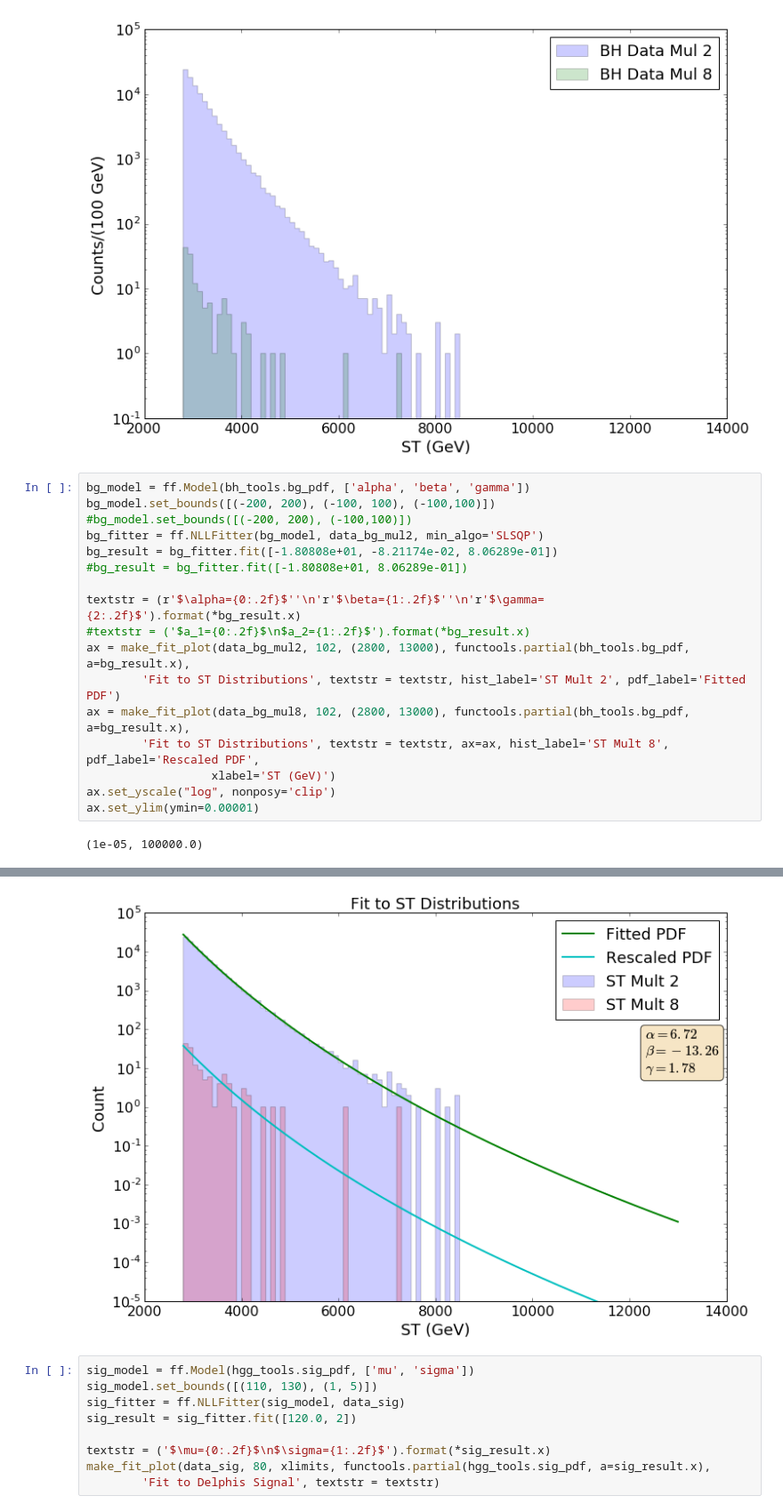
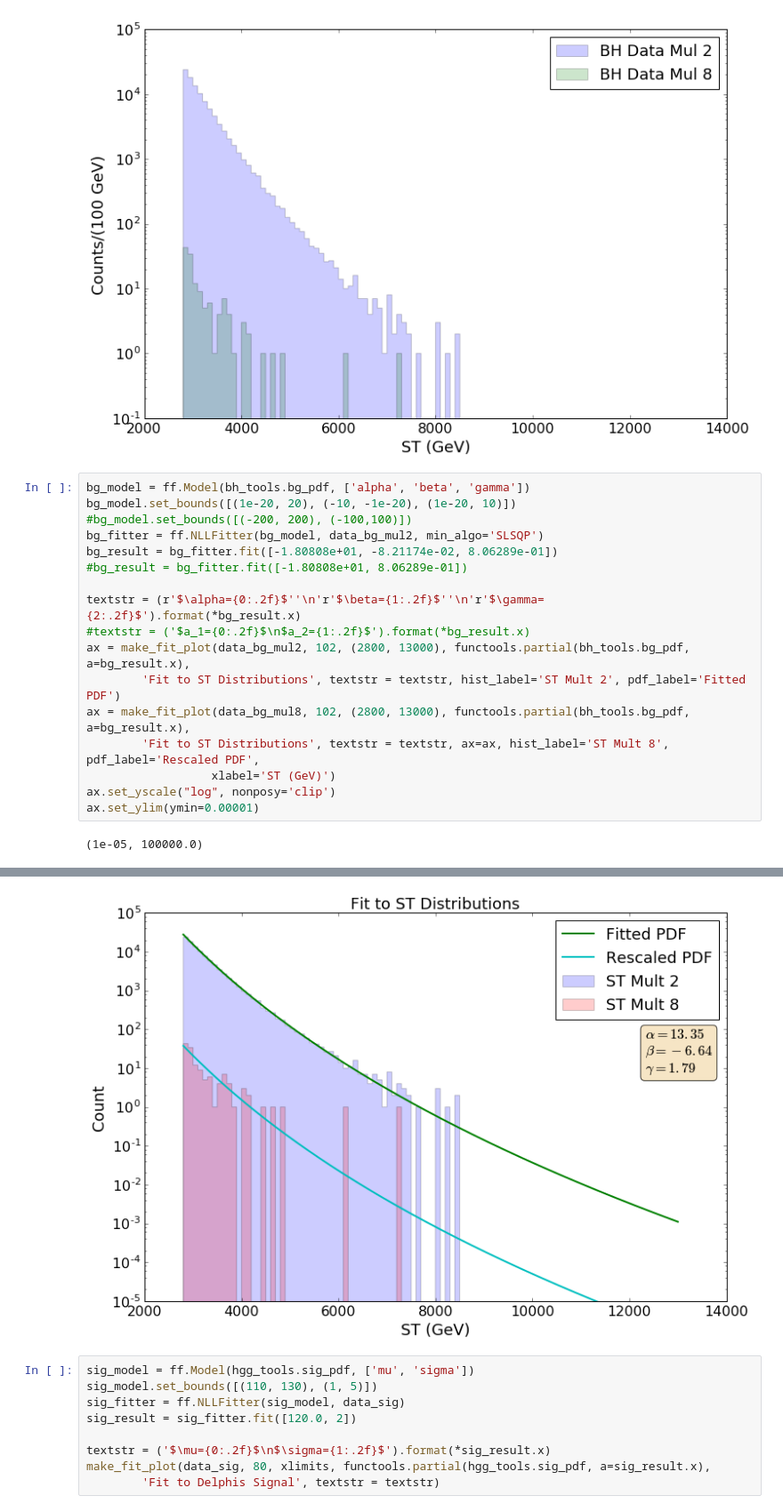
Before and after one commit to pollackscience/BayesianBlocks, a Jupyter notebook: bb/hep/bh_writeup.ipynb, the cells around one changed output, grey strips where cells are left out. Shown: that part at 89% size. Saved outputs shown, nothing was run; the diff lists cells and outputs as text.

```diff
--- a/bb/hep/bh_writeup.ipynb
+++ b/bb/hep/bh_writeup.ipynb
@@ -55,7 +57,7 @@ ax.set_ylim(ymin=0.1)
 [figure]
 # %%
 bg_model = ff.Model(bh_tools.bg_pdf, ['alpha', 'beta', 'gamma'])
-bg_model.set_bounds([(-200, 200), (-100, 100), (-100,100)])
+bg_model.set_bounds([(1e-20, 20), (-10, -1e-20), (1e-20, 10)])
 #bg_model.set_bounds([(-200, 200), (-100,100)])
 bg_fitter = ff.NLLFitter(bg_model, data_bg_mul2, min_algo='SLSQP')
 bg_result = bg_fitter.fit([-1.80808e+01, -8.21174e-02, 8.06289e-01])
@@ -114,4 +97,4 @@ divide by zero encountered in log
-[figure, old version]
+[figure, new version]
 # %%
 sig_model = ff.Model(hgg_tools.sig_pdf, ['mu', 'sigma'])
 sig_model.set_bounds([(110, 130), (1, 5)])
```
Also changed, not shown: parts of 12 cells of this notebook, 3 other files.
